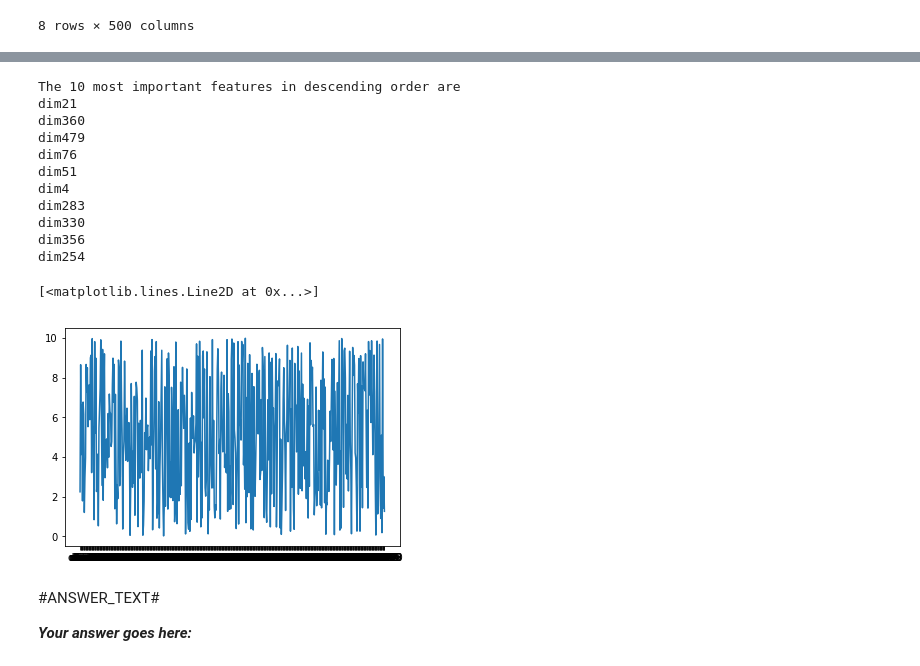
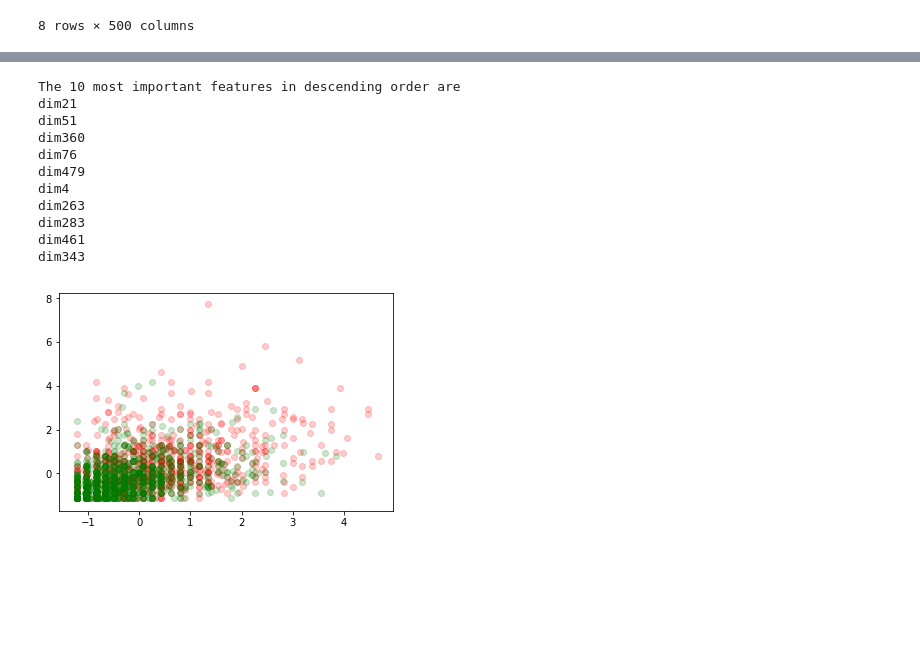
Before and after one commit to RJHughes/ML18, a Jupyter notebook: Assignments/03_B_MiniChallenge.ipynb, the cells around one changed output, grey strips where cells are left out. Drawn from its saved outputs; the diff is of its cells as text; code cells hidden in the pictures; blank space fills up the shorter version.

```diff
--- a/Assignments/03_B_MiniChallenge.ipynb
+++ b/Assignments/03_B_MiniChallenge.ipynb
@@ -218,46 +220,53 @@ plot_confusion_matrix(cnf)
+# %%
+""" Now the data is cleaned, we are going to pre-process it to scale to zero mean and unit variance, as it was
+observed before that this type of data benefits from being pre-processed in this way for lots of algorithms. It
+helps to de-correlate the data which is useful for models with i.i.d. assumptions. """
+
+# Zero mean unit variance
+X_train_scaled = preprocessing.scale(X_train_clean)
+X_val_scaled = preprocessing.scale(X_val)
+X_test_scaled = preprocessing.scale(X_test)
+
+# Convert to pandas DataFrame
+X_train_scaled = pd.DataFrame(X_train_scaled, columns = X_train.columns)
+X_val_scaled = pd.DataFrame(X_val_scaled, columns = X_val.columns)
+X_test_scaled = pd.DataFrame(X_test_scaled, columns= X_test.columns)
 # %%
+""" We want to choose the model based on some intuition about the data, so let's use a random forest to
+get the features that provide the largest information gain and plot the different classes. """
+
 rfc = RandomForestClassifier(n_estimators=500, random_state=42, criterion='entropy')
 
-rfc.fit(X_train_scaled, y_train)
-
+rfc.fit(X_train_scaled, y_train_clean)
 sorted_important_features = np.argsort(rfc.feature_importances_)[-10:]
 
 # Reverse the order
 sorted_important_features = np.flip(sorted_important_features)
 
 #Add 1 to account for 0 based indexing
 print("The 10 most important features in descending order are ")
 for features in sorted_important_features:
     print("dim"+str(features+1))
+
+case0_dim21 = X_train_scaled['dim21']*y_train_clean
+case0_dim360 = X_train_scaled['dim360']*y_train_clean
+
+case1_dim21 = X_train_scaled['dim21']*(1-y_train_clean)
+case1_dim360 = X_train_scaled['dim360']*(1-y_train_clean)
+
+plt.scatter(case0_dim21,case0_dim360,color='r',alpha=0.2)
+plt.scatter(case1_dim21,case1_dim360,color='g',alpha=0.2)
+plt.show()
 # %% [output]
 The 10 most important features in descending order are
 dim21
+dim51
 dim360
+dim76
 dim479
-dim76
-dim51
 dim4
+dim263
 dim283
-dim330
-dim356
-dim254
+dim461
+dim343
+[figure, added]
-# %%
-case0_dim21 = X_train['dim21']*y_train
-case0_dim360 = X_train['dim360']*y_train
-
-case1_dim21 = X_train['dim21']*(1-y_train)
-case1_dim360 = X_train['dim360']*(1-y_train)
-
-#plt.scatter(case0_dim21,case0_dim360,color='r',alpha=0.5)
-#plt.scatter(case1_dim21,case1_dim360,color='g')
-
-plt.plot(X_train.loc[1515])
-
-#np.argmax(X_train['dim21'])
-# %% [output]
-[<matplotlib.lines.Line2D at 0x...>]
-[figure, removed]
-# %% [markdown]
-#ANSWER_TEXT#
-
-***Your answer goes here:***
```
Also changed, not shown: parts of 12 cells of this notebook, 1 other file.
